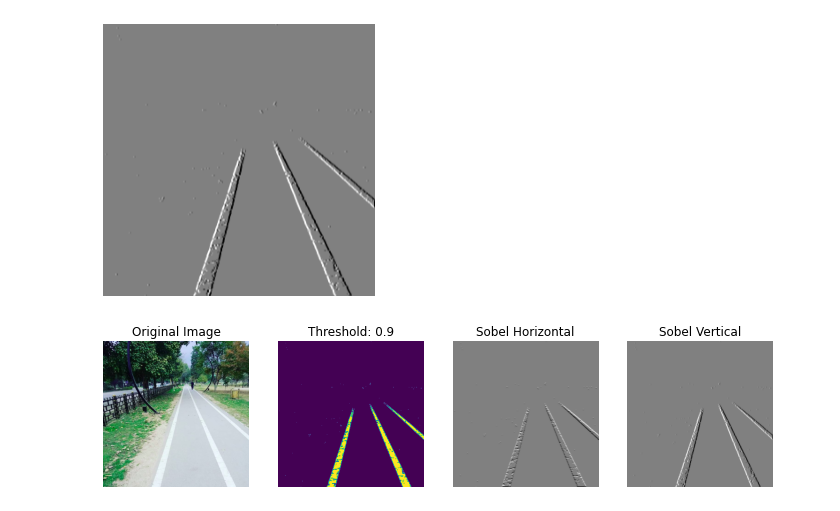
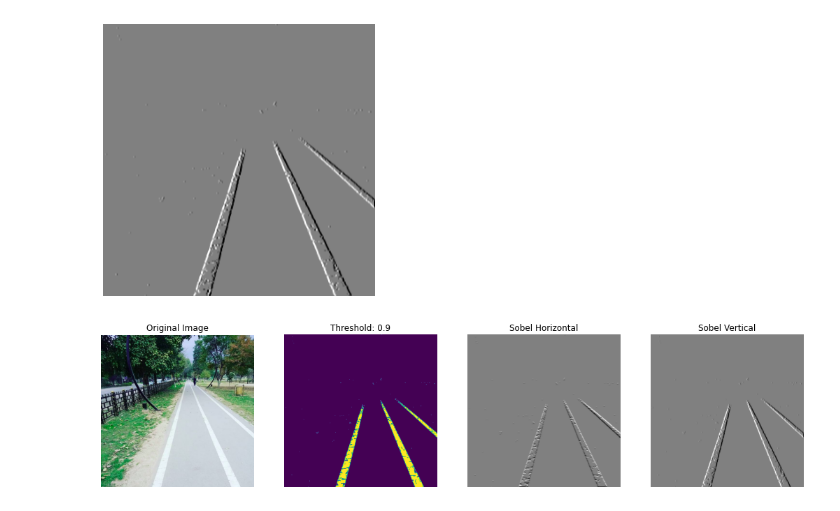
Before and after one commit to acen20/Image-Processing, a Jupyter notebook: Sobel.ipynb, the cells around one changed output. Cells and saved outputs as stored; diff of their text form; code cells hidden in the pictures.

```diff
--- a/Sobel.ipynb
+++ b/Sobel.ipynb
@@ -68,25 +68,25 @@ _ = plt.imshow(conv2_vert.detach()[0][0], cmap = "gray")
 # %% [output]
 [figure]
 # %%
-plt.figure(figsize = (12,12))
+plt.figure(figsize = (18,18))
 plt.subplot(1,4,1)
 plt.axis("off")
 plt.title(f"Original Image")
 plt.imshow(original_img)
 
 plt.subplot(1,4,2)
 plt.axis("off")
 plt.title(f"Threshold: {threshold}")
 plt.imshow(tensor_image[0])
 
 plt.subplot(1,4,3)
 plt.axis("off")
 plt.title(f"Sobel Horizontal")
 plt.imshow(conv2_hor.detach()[0][0], cmap="gray")
 
 plt.subplot(1,4,4)
 plt.axis("off")
 plt.title(f"Sobel Vertical")
 _ = plt.imshow(conv2_vert.detach()[0][0], cmap="gray")
 # %% [output]
-[figure, old version]
+[figure, new version]
```
Also changed, not shown: parts of 1 cell of this notebook.
